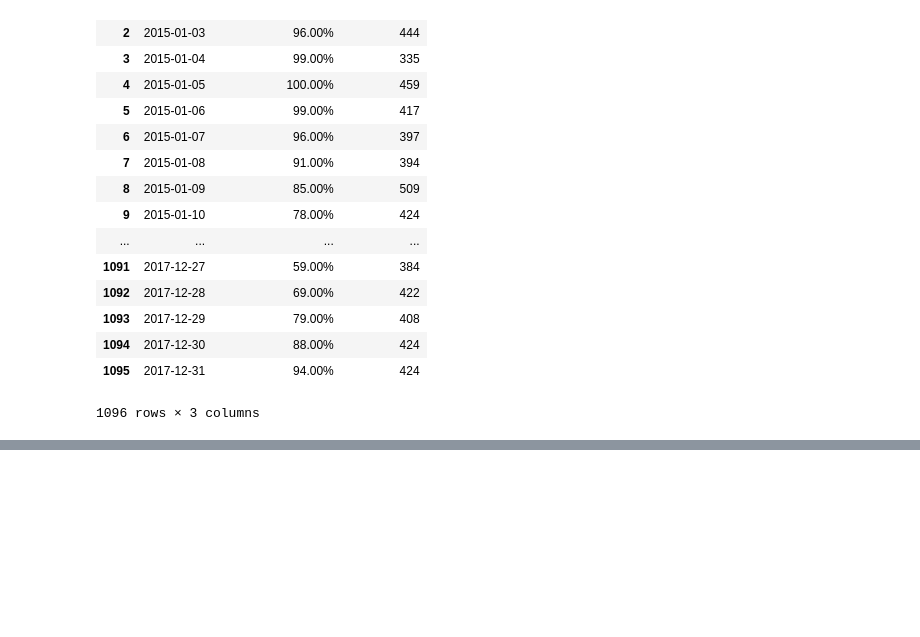
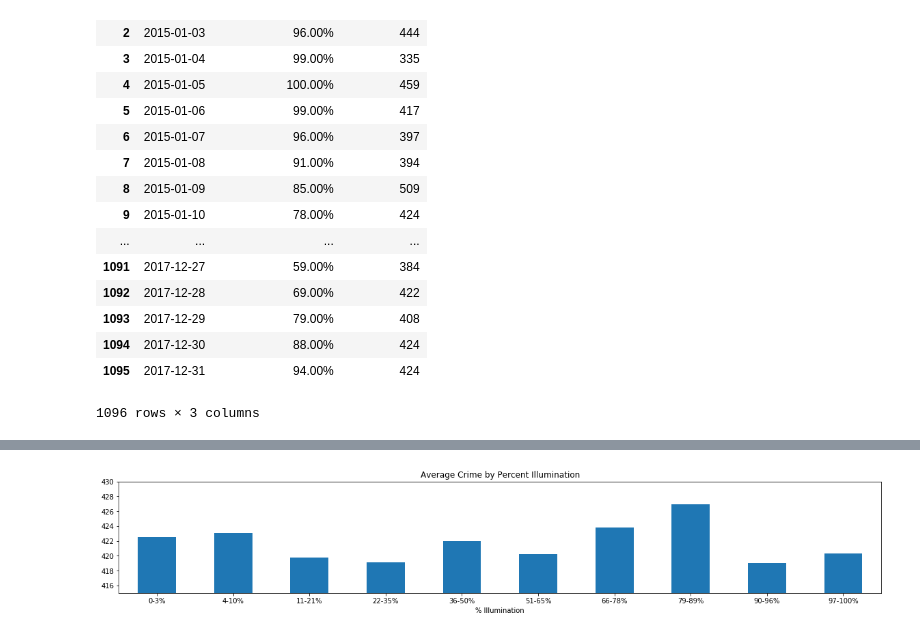
Before and after one commit to knwright/ProgressBar, a Jupyter notebook: SF_crime_data_analysis.ipynb, the cells around one changed output, grey strips where cells are left out. Cells and saved outputs as stored; diff of their text form; code cells hidden in the pictures; blank space fills up the shorter version.

```diff
--- a/SF_crime_data_analysis.ipynb
+++ b/SF_crime_data_analysis.ipynb
@@ -174,2 +183,14 @@ sf_summary_new
 | 97-100% | 420.321101 |
+# %%
+# Use DataFrame.plot() in order to create a bar chart of the data
+sf_summary_new.plot(kind="bar", figsize=(20,3), title='Average Crime by Percent Illumination', legend=False,
+                    ylim=(415,430), rot=0)
+
+# Save plot
+plt.savefig("sf_avgcrime_percillum.png")
+
+# Show plot
+plt.show()
+# %% [output]
+[figure, added]
 # %%
```
Also changed, not shown: parts of 5 cells of this notebook.
